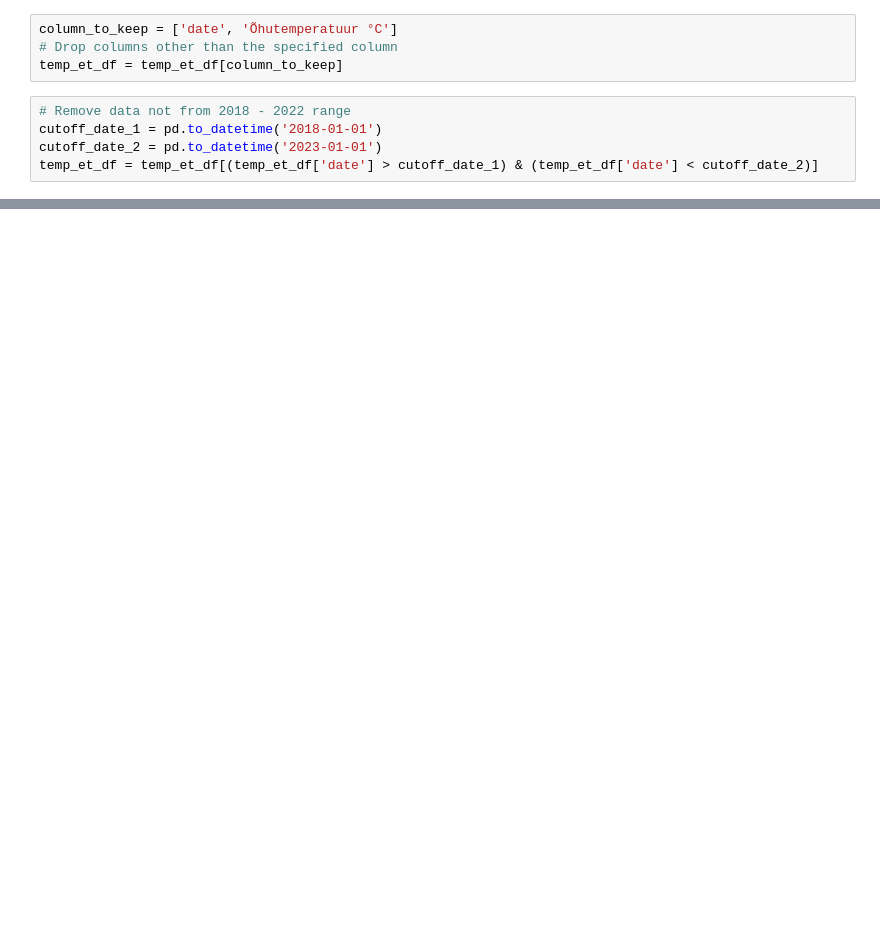
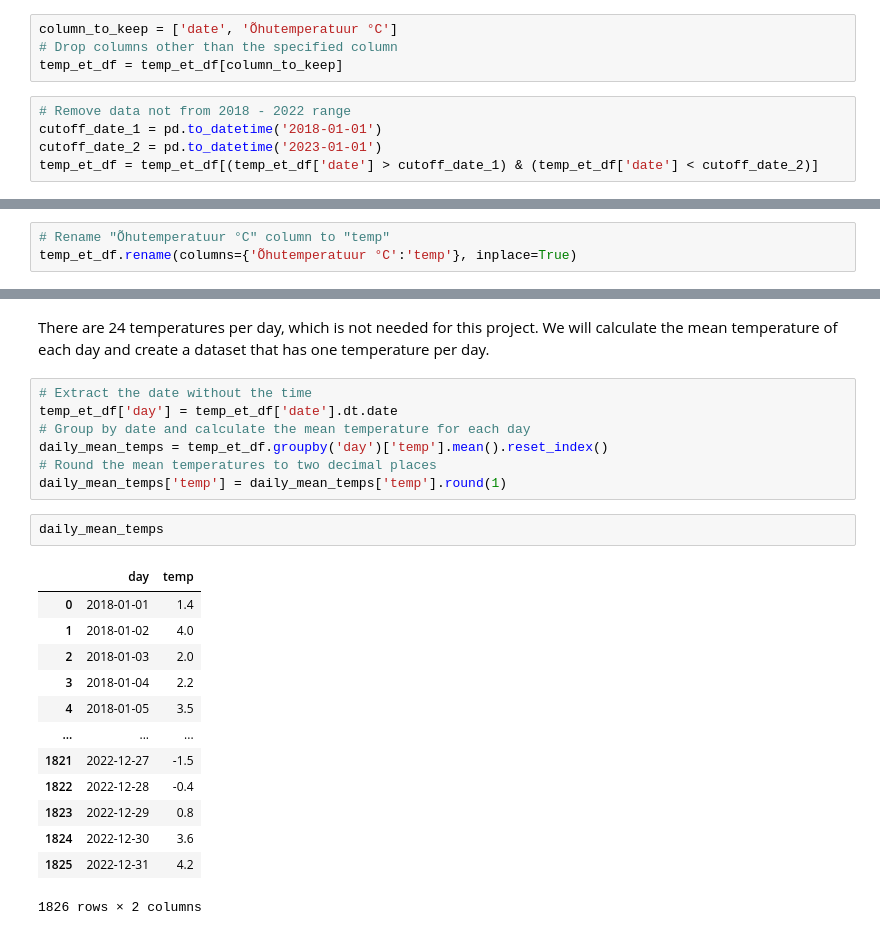
Before and after one commit to ArturKreegipuu/covid19-impact-on-energy-consumption-in-Baltics, a Jupyter notebook: Data preprocessing.ipynb, the cells around one changed output, grey strips where cells are left out. Saved outputs shown, nothing was run; the diff lists cells and outputs as text; blank space fills up the shorter version.

```diff
--- a/Data preprocessing.ipynb
+++ b/Data preprocessing.ipynb
@@ -404,0 +567,3 @@ temp_et_df
+# %%
+# Rename "Õhutemperatuur °C" column to "temp"
+temp_et_df.rename(columns={'Õhutemperatuur °C':'temp'}, inplace=True)
@@ -404,0 +586,25 @@ temp_et_df
+# %% [markdown]
+There are 24 temperatures per day, which is not needed for this project. We will calculate the mean temperature of each day and create a dataset that has one temperature per day.
+# %%
+# Extract the date without the time
+temp_et_df['day'] = temp_et_df['date'].dt.date
+# Group by date and calculate the mean temperature for each day
+daily_mean_temps = temp_et_df.groupby('day')['temp'].mean().reset_index()
+# Round the mean temperatures to two decimal places
+daily_mean_temps['temp'] = daily_mean_temps['temp'].round(1)
+# %%
+daily_mean_temps
+# %% [output]
+|  | day | temp |
+| 0 | 2018-01-01 | 1.4 |
+| 1 | 2018-01-02 | 4.0 |
+| 2 | 2018-01-03 | 2.0 |
+| 3 | 2018-01-04 | 2.2 |
+| 4 | 2018-01-05 | 3.5 |
+| ... | ... | ... |
+| 1821 | 2022-12-27 | -1.5 |
+| 1822 | 2022-12-28 | -0.4 |
+| 1823 | 2022-12-29 | 0.8 |
+| 1824 | 2022-12-30 | 3.6 |
+| 1825 | 2022-12-31 | 4.2 |
+1826 rows × 2 columns
```
Also changed, not shown: parts of 45 cells of this notebook, 3 other files.
